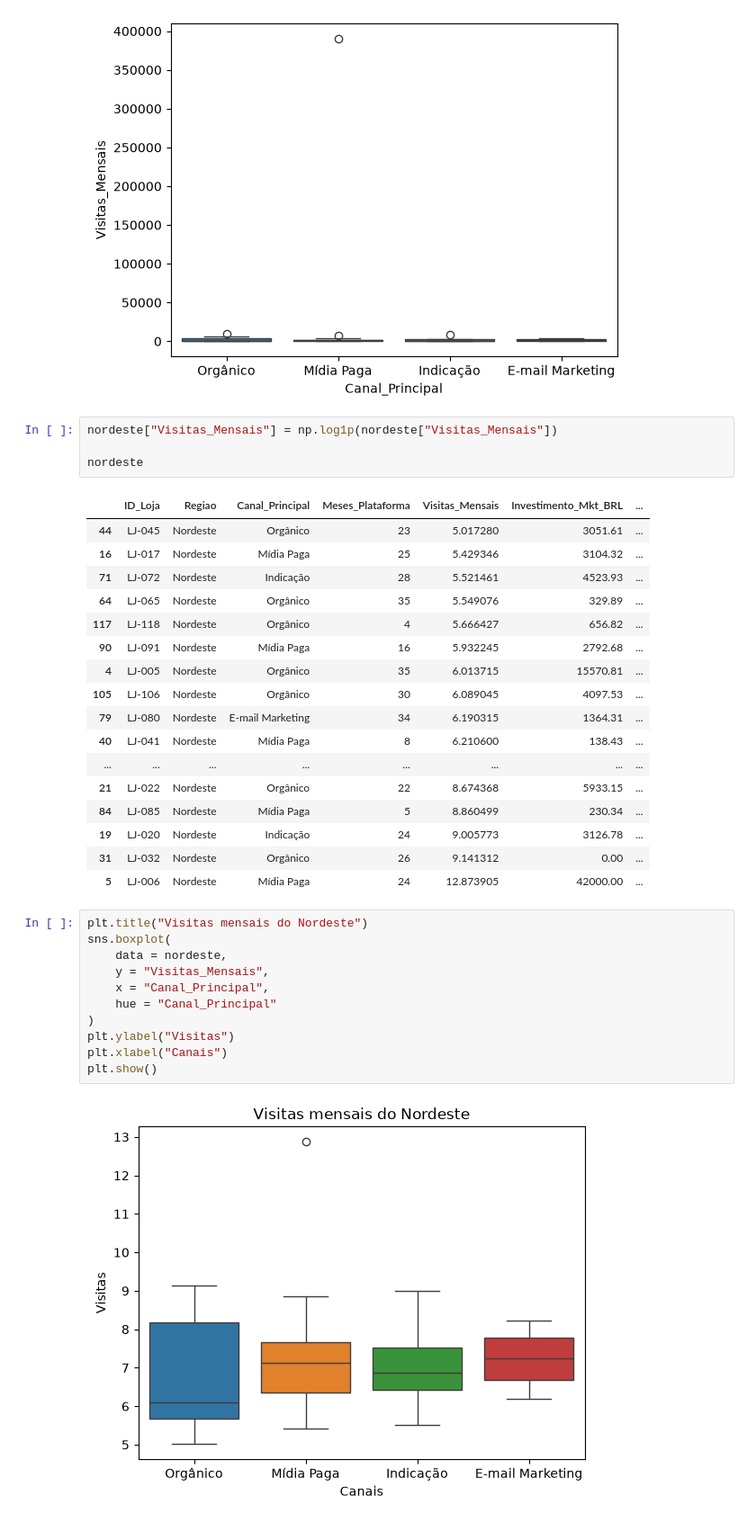
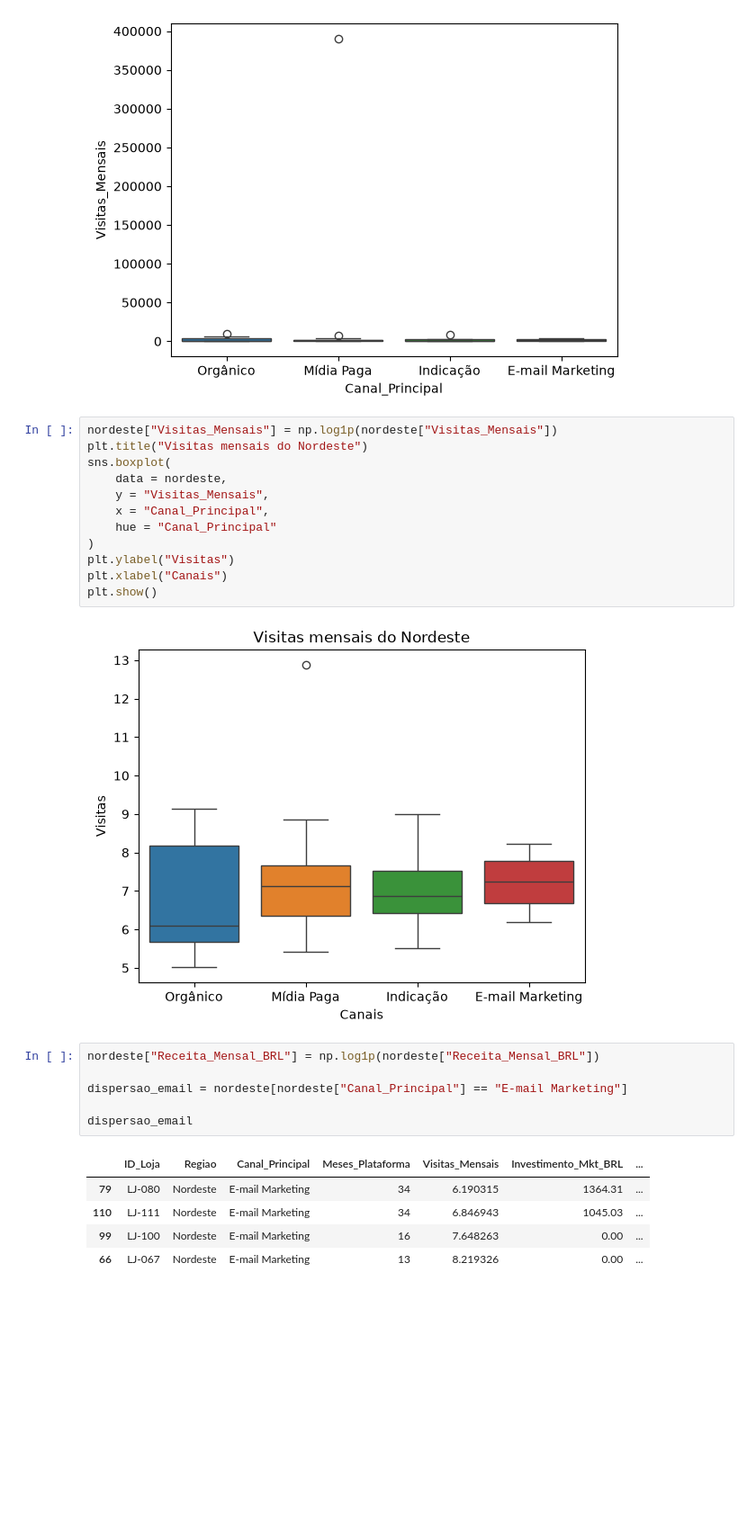
Before and after one commit to Fariu889/Data_Science_Senai, a Jupyter notebook: Logaritmico/Analise de dados.ipynb, the cells around one changed output. Shown at 90% size. Saved outputs shown, nothing was run; the diff lists cells and outputs as text; blank space fills up the shorter version.

```diff
--- a/Logaritmico/Analise de dados.ipynb
+++ b/Logaritmico/Analise de dados.ipynb
@@ -114,29 +114,8 @@ sns.boxplot(
 plt.show()
 # %% [output]
 [figure]
-# %%
-nordeste["Visitas_Mensais"] = np.log1p(nordeste["Visitas_Mensais"])
-
-nordeste
-# %% [output]
-|  | ID_Loja | Regiao | Canal_Principal | Meses_Plataforma | Visitas_Mensais | Investimento_Mkt_BRL | ... |
-| 44 | LJ-045 | Nordeste | Orgânico | 23 | 5.017280 | 3051.61 | ... |
-| 16 | LJ-017 | Nordeste | Mídia Paga | 25 | 5.429346 | 3104.32 | ... |
-| 71 | LJ-072 | Nordeste | Indicação | 28 | 5.521461 | 4523.93 | ... |
-| 64 | LJ-065 | Nordeste | Orgânico | 35 | 5.549076 | 329.89 | ... |
-| 117 | LJ-118 | Nordeste | Orgânico | 4 | 5.666427 | 656.82 | ... |
-| 90 | LJ-091 | Nordeste | Mídia Paga | 16 | 5.932245 | 2792.68 | ... |
-| 4 | LJ-005 | Nordeste | Orgânico | 35 | 6.013715 | 15570.81 | ... |
-| 105 | LJ-106 | Nordeste | Orgânico | 30 | 6.089045 | 4097.53 | ... |
-| 79 | LJ-080 | Nordeste | E-mail Marketing | 34 | 6.190315 | 1364.31 | ... |
-| 40 | LJ-041 | Nordeste | Mídia Paga | 8 | 6.210600 | 138.43 | ... |
-| ... | ... | ... | ... | ... | ... | ... | ... |
-| 21 | LJ-022 | Nordeste | Orgânico | 22 | 8.674368 | 5933.15 | ... |
-| 84 | LJ-085 | Nordeste | Mídia Paga | 5 | 8.860499 | 230.34 | ... |
-| 19 | LJ-020 | Nordeste | Indicação | 24 | 9.005773 | 3126.78 | ... |
-| 31 | LJ-032 | Nordeste | Orgânico | 26 | 9.141312 | 0.00 | ... |
-| 5 | LJ-006 | Nordeste | Mídia Paga | 24 | 12.873905 | 42000.00 | ... |
 # %%
+nordeste["Visitas_Mensais"] = np.log1p(nordeste["Visitas_Mensais"])
 plt.title("Visitas mensais do Nordeste")
 sns.boxplot(
     data = nordeste,
@@ -149,3 +128,15 @@ plt.xlabel("Canais")
 plt.show()
 # %% [output]
 [figure]
+# %%
+nordeste["Receita_Mensal_BRL"] = np.log1p(nordeste["Receita_Mensal_BRL"])
+
+dispersao_email = nordeste[nordeste["Canal_Principal"] == "E-mail Marketing"]
+
+dispersao_email
+# %% [output]
+|  | ID_Loja | Regiao | Canal_Principal | Meses_Plataforma | Visitas_Mensais | Investimento_Mkt_BRL | ... |
+| 79 | LJ-080 | Nordeste | E-mail Marketing | 34 | 6.190315 | 1364.31 | ... |
+| 110 | LJ-111 | Nordeste | E-mail Marketing | 34 | 6.846943 | 1045.03 | ... |
+| 99 | LJ-100 | Nordeste | E-mail Marketing | 16 | 7.648263 | 0.00 | ... |
+| 66 | LJ-067 | Nordeste | E-mail Marketing | 13 | 8.219326 | 0.00 | ... |
```
Also changed, not shown: parts of 1 cell of this notebook.
